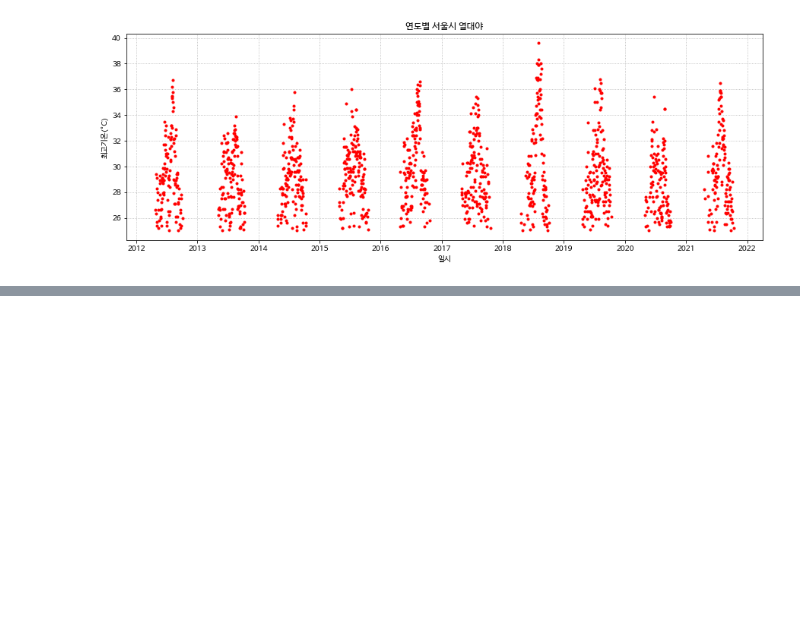
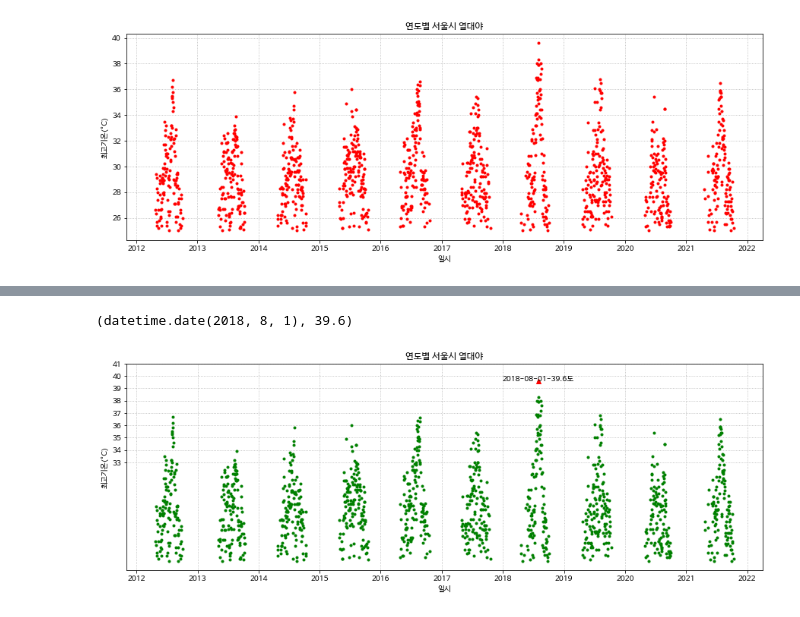
Before and after one commit to yojulab/learn_data_analytics, a Jupyter notebook: codes/서울_열대야_시각화.ipynb, the cells around one changed output, grey strips where cells are left out. Saved outputs shown, nothing was run; the diff lists cells and outputs as text; code cells hidden in the pictures; blank space fills up the shorter version.

```diff
--- a/codes/서울_열대야_시각화.ipynb
+++ b/codes/서울_열대야_시각화.ipynb
@@ -295,0 +298,3 @@ plt.show()
+# %%
+seoul_hotday_best = seoul_hotday.nlargest(10, '최고기온(°C)')
+seoul_hotday_best
@@ -295,0 +329,3 @@ plt.show()
+# %%
+seoul_hotday_bestest = seoul_hotday_best.iloc[[0]]
+seoul_hotday_bestest
@@ -295,0 +335,22 @@ plt.show()
+# %%
+seoul_hotday_bestest_day = seoul_hotday_bestest.iloc[0,3].date()
+seoul_hotday_bestest_temporate = seoul_hotday_bestest.iloc[0,7]
+seoul_hotday_bestest_day, seoul_hotday_bestest_temporate
+# %% [output]
+(datetime.date(2018, 8, 1), 39.6)
+# %%
+# 열대야 그래프 사용
+seoul_hotnight = seoul_df[seoul_df['최고기온(°C)'] >= 25].copy()
+plt.plot(seoul_hotnight['일시'], seoul_hotnight['최고기온(°C)'], 'g.')
+plt.xlabel('일시')
+plt.ylabel('최고기온(°C)')
+plt.grid(ls=':')
+plt.title('연도별 서울시 열대야')
+
+plt.plot(seoul_hotday_bestest_day, seoul_hotday_bestest_temporate, 'r^')
+bestest_text = '{0}-{1:.1f}도'.format(seoul_hotday_bestest_day, seoul_hotday_bestest_temporate)
+plt.text(seoul_hotday_bestest_day, seoul_hotday_bestest_temporate,bestest_text, ha='center')
+plt.yticks(range(33,42))
+plt.show()
+# %% [output]
+[figure, added]
```
Also changed, not shown: parts of 5 cells of this notebook.
